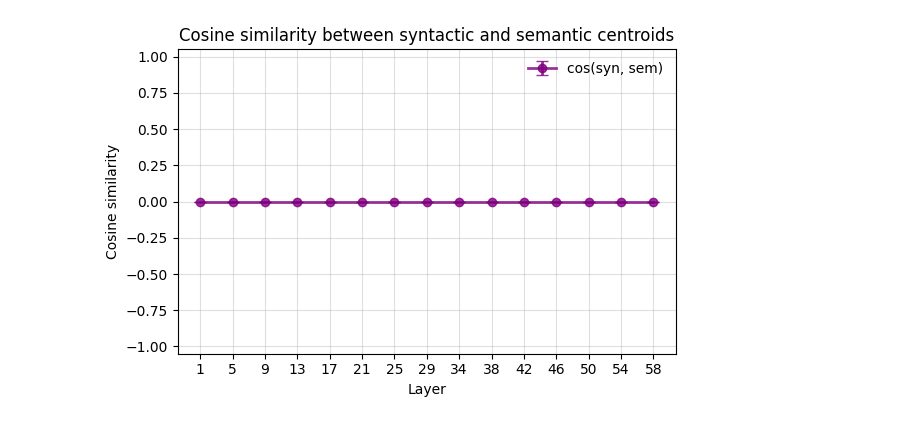
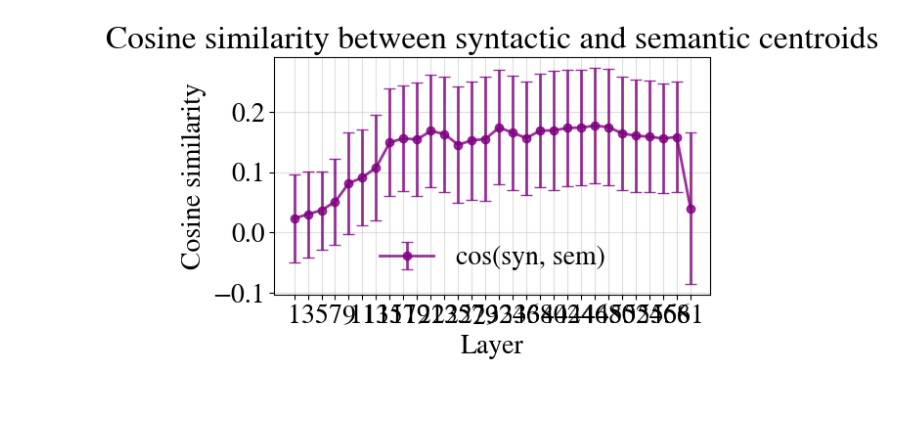
Before and after one commit to acevedo-s/syn-sem, a Jupyter notebook: norms.ipynb, the cells around one changed output. Drawn from its saved outputs; the diff is of its cells as text; code cells hidden in the pictures; blank space fills up the shorter version.

Commit message:
qwen7b debugged layer 0 + norms

```diff
--- a/norms.ipynb
+++ b/norms.ipynb
@@ -44,11 +249,0 @@ def compute_rowwise_cosine_similarity(act_A, act_B, eps=1e-8):
-# %%
-avg_tokens = 1
-min_token_length = 3 if avg_tokens == 0 else -1
-n_tokens = min_token_length
-n_files = 21
-model_name = 'deepseek'
-precision = 32
-data_var = 'sem'
-
-input_path_A = input_paths['english'][model_name]['matching']['0'][data_var]
-input_path_B = input_paths['english'][model_name]['matching']['1'][data_var]
@@ -143,14 +249,0 @@ def preprocessing(all_activations, layer, space_index, global_center_flag,avg_to
-# %%
-### Norms
-layer = 1
-(act_A,
-  syn_centroids_A,
-  sem_centroids_A,
-  global_center_A) = preprocessing(
-                                  all_activations_A,
-                                  layer,
-                                  space_index='A',
-                                  global_center_flag=1,
-                                  avg_tokens=avg_tokens,
-                                  verbose=True,
-                                  )
@@ -220,7 +250,3 @@ Mean residual fraction: 0.92435986
-# %%
-layers = list(range(1,depths[model_name] + 1))
-layers = reduce_list_half_preserve_extremes(layers)
-global_center_flag = 1
 # %%
 import matplotlib.pyplot as plt
 import numpy as np
@@ -280,5 +344,5 @@ plt.show()
 # %%
-def cosine_similarity(a, b, eps=1e-12):
+def cosine_similarity(a, b, eps=1e-8):
     """Compute cosine similarity per row between two (N, D) matrices."""
     dot = jnp.sum(a * b, axis=1)
     norm_a = jnp.linalg.norm(a, axis=1)
@@ -297,38 +361,40 @@ for layer in layer_vals:
         space_index='A',
         global_center_flag=global_center_flag,
         avg_tokens=avg_tokens,
+        n_tokens=n_tokens,
+        centroids=True,
     )
-    syn_centroids_A = batched_remove_centroid_projections(syn_centroids_A,jnp.arange(sem_centroids_A.shape[0],dtype=jnp.int32),sem_centroids_A)
+    # syn_centroids_A = batched_remove_centroid_projections(syn_centroids_A,jnp.arange(sem_centroids_A.shape[0],dtype=jnp.int32),sem_centroids_A)
 
     cos = np.array(cosine_similarity(syn_centroids_A, sem_centroids_A))
     cos_means.append(cos.mean())
     cos_stds.append(cos.std())
 
 
 # -------------------------------------------------------------------------
 # Plot cosine similarity
 # -------------------------------------------------------------------------
 fig, ax = plt.subplots(figsize=(6, 4))
 x = np.arange(len(layer_vals))
 
 ax.errorbar(
     x, cos_means, yerr=cos_stds,
     fmt='-o', capsize=4, lw=2,
     color='purple', alpha=0.8,
     label='cos(syn, sem)'
 )
 
 ax.set_xticks(x)
 ax.set_xticklabels(layer_vals)
 ax.set_xlabel("Layer")
 ax.set_ylabel("Cosine similarity")
 ax.set_title("Cosine similarity between syntactic and semantic centroids")
 ax.legend(frameon=False)
 ax.grid(alpha=0.4)
 
-ax.set_ylim(-1.05,1.05)
+# ax.set_ylim(-.05,1.05)
 
 plt.tight_layout()
 plt.show()
 # %% [output]
-[figure, old version]
+[figure, new version]
```
Also changed, not shown: parts of 8 cells of this notebook, 17 other files.
